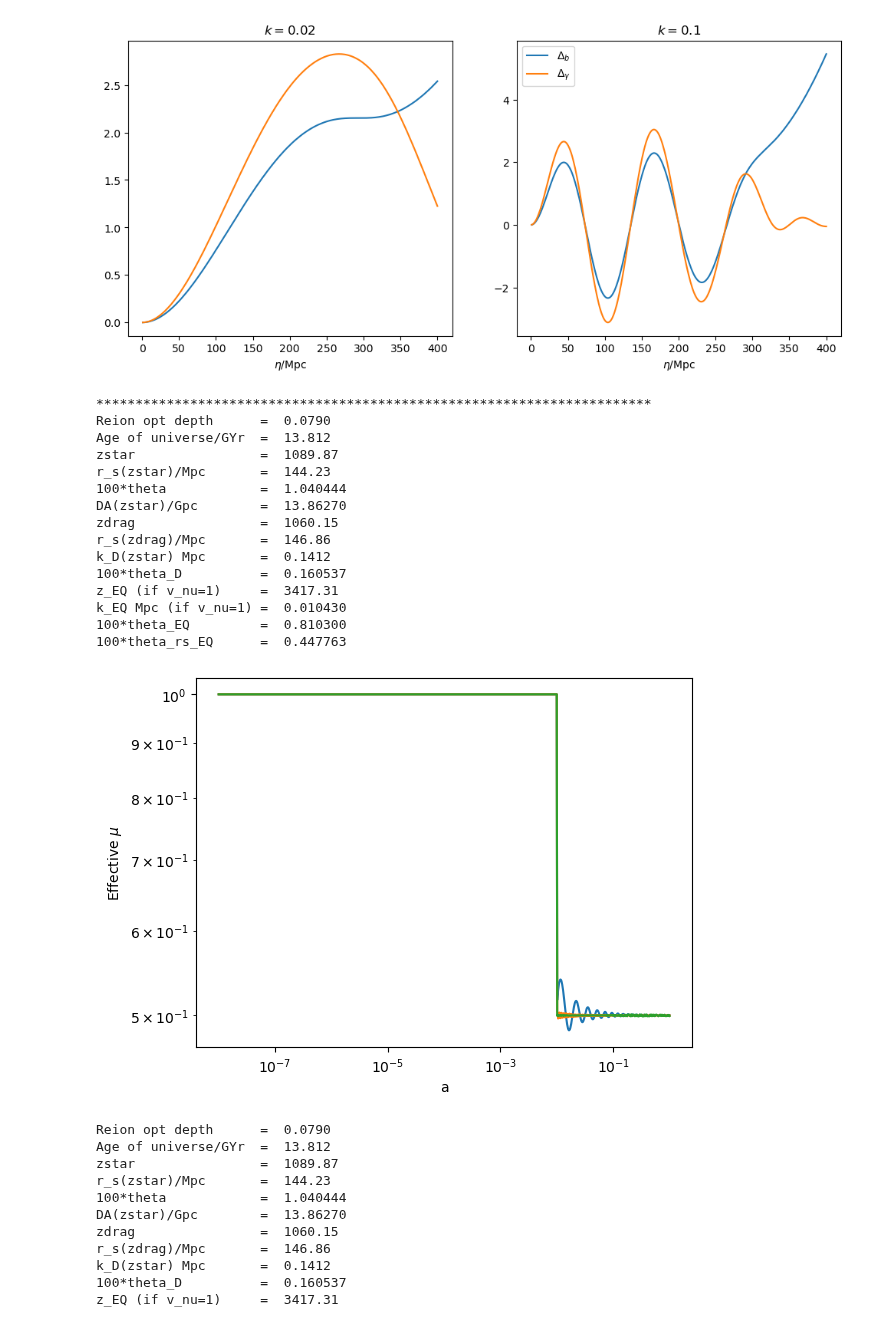
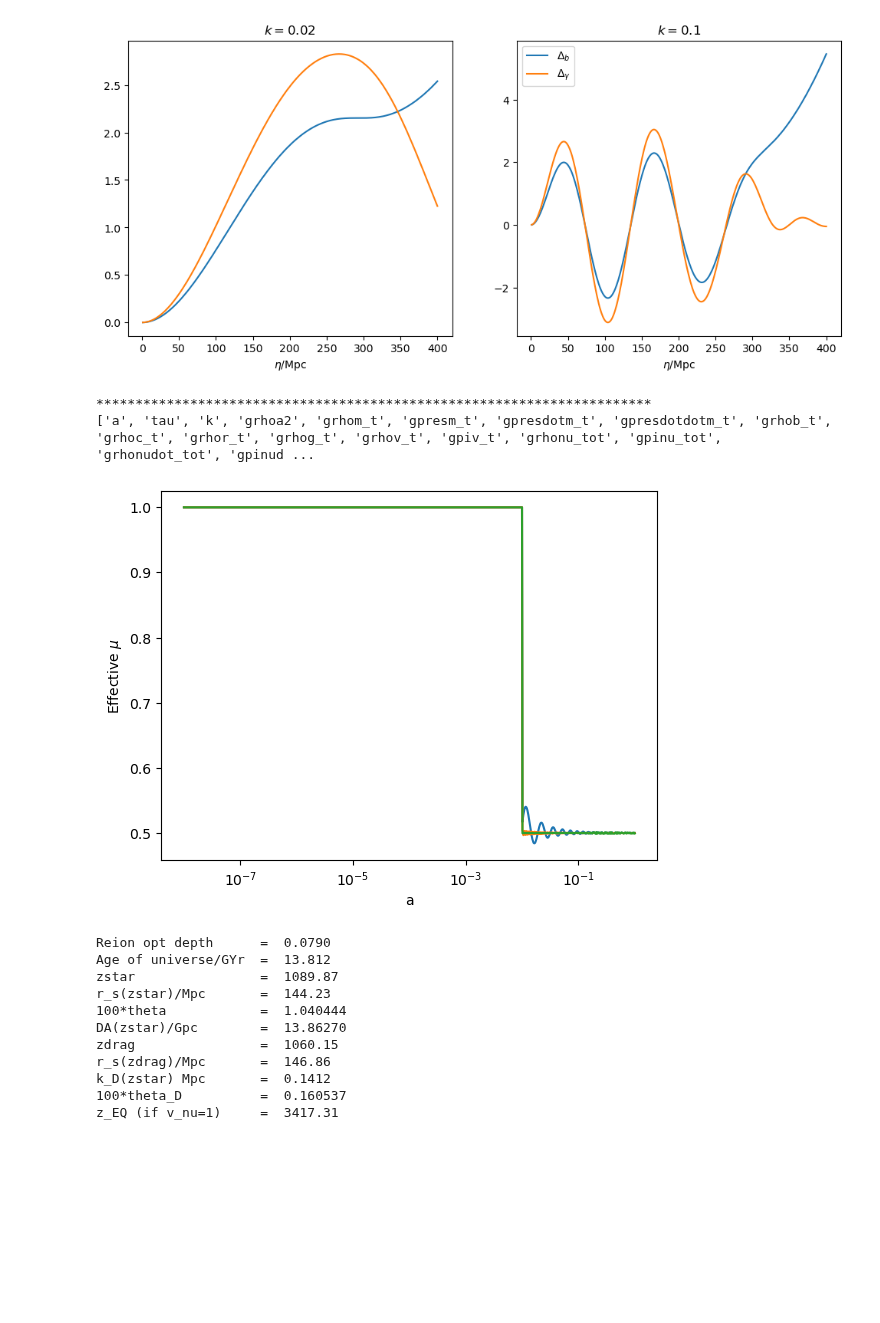
Before and after one commit to EFTCAMB/EFTCAMB, a Jupyter notebook: example.ipynb, the cells around one changed output. Saved outputs shown, nothing was run; the diff lists cells and outputs as text; code cells hidden in the pictures; blank space fills up the shorter version.

```diff
--- a/example.ipynb
+++ b/example.ipynb
@@ -122,33 +138,23 @@ plt.legend([r'$\Delta_b$', r'$\Delta_\gamma$'], loc = 'upper left')
 # %%
 # test EFTCAMB a bit (effective definition of mu as a function of time for a couple of scales):
 print('***********************************************************************')
 a = np.logspace(-8,0,1000)
 vars, val = pars_EFT.EFTCAMB.get_scale_evolution(results_EFT, [0.01,0.1,1.0], a)
 
+# the function get_scale_evolution computes the folllowing quantities, at all given times and scales:
+print(vars)
+
+# we plot one:
 plt.plot( val[0,:]['a'], np.abs(val[0,:]['mu']) )
 plt.plot( val[1,:]['a'], np.abs(val[1,:]['mu']) )
 plt.plot( val[2,:]['a'], np.abs(val[2,:]['mu']) )
 plt.xlabel('a')
 plt.ylabel('Effective $\mu$')
 plt.xscale('log')
-plt.yscale('log')
 # %% [output]
 ***********************************************************************
-Reion opt depth      =  0.0790
-Age of universe/GYr  =  13.812
-zstar                =  1089.87
-r_s(zstar)/Mpc       =  144.23
-100*theta            =  1.040444
-DA(zstar)/Gpc        =  13.86270
-zdrag                =  1060.15
-r_s(zdrag)/Mpc       =  146.86
-k_D(zstar) Mpc       =  0.1412
-100*theta_D          =  0.160537
-z_EQ (if v_nu=1)     =  3417.31
-k_EQ Mpc (if v_nu=1) =  0.010430
-100*theta_EQ         =  0.810300
-100*theta_rs_EQ      =  0.447763
+['a', 'tau', 'k', 'grhoa2', 'grhom_t', 'gpresm_t', 'gpresdotm_t', 'gpresdotdotm_t', 'grhob_t', 'grhoc_t', 'grhor_t', 'grhog_t', 'grhov_t', 'gpiv_t', 'grhonu_tot', 'gpinu_tot', 'grhonudot_tot', 'gpinud ...
-[figure, old version]
+[figure, new version]
 # %%
 # test EFTCAMB a bit (effective definition of mu as a function of scale):
 k = np.logspace(-6,0,100)
```
Also changed, not shown: parts of 13 cells of this notebook, 2 other files.
